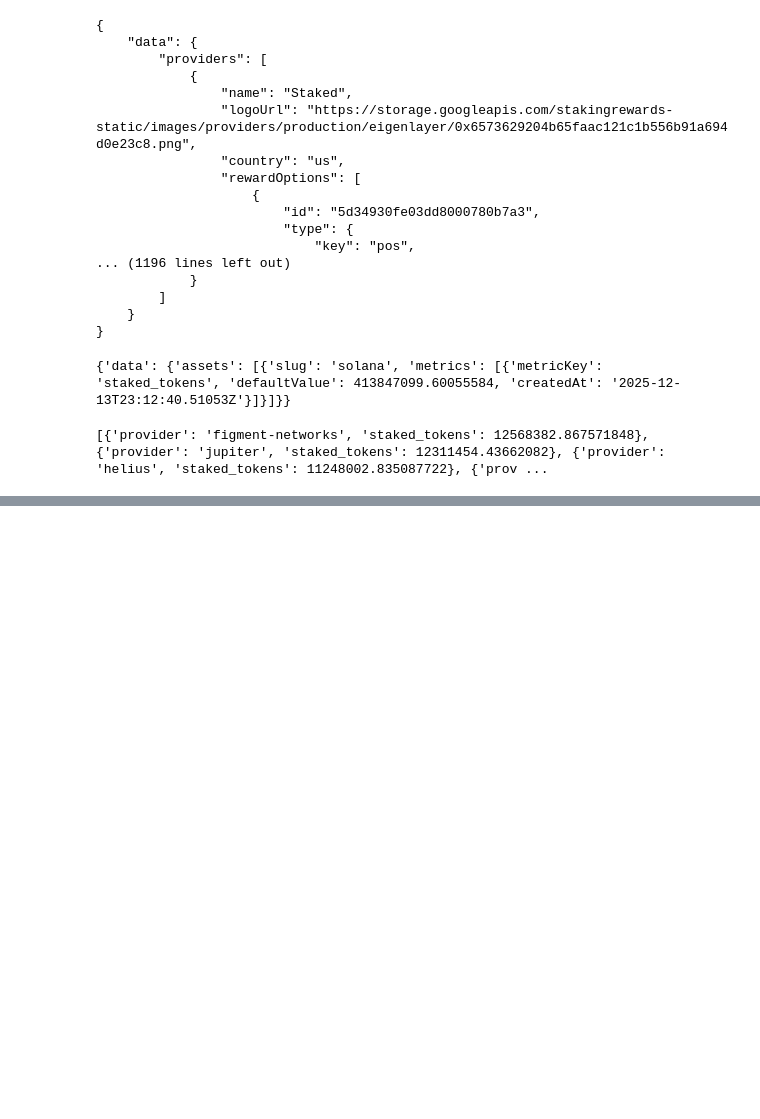
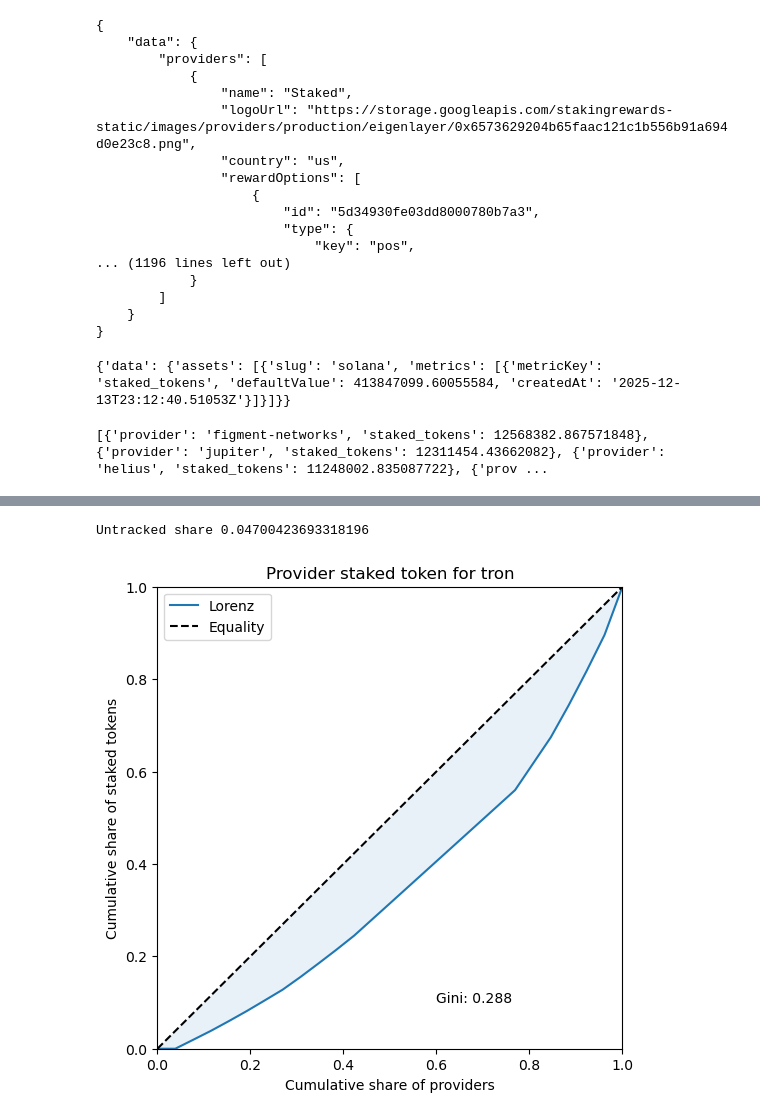
Before and after one commit to schwmi/StakingProviderConcentrationAnalysis, a Jupyter notebook: StakingRewardsExperiments.ipynb, the cells around one changed output, grey strips where cells are left out. Saved outputs shown, nothing was run; the diff lists cells and outputs as text; code cells hidden in the pictures; blank space fills up the shorter version.

```diff
--- a/StakingRewardsExperiments.ipynb
+++ b/StakingRewardsExperiments.ipynb
@@ -683,0 +799,6 @@ Phantom 307428.559350523 6.35 0.0007428554160395283
+# %%
+# TRON
+create_distribution("tron")
+# %% [output]
+Untracked share 0.04700423693318196
+[figure, added]
```
Also changed, not shown: parts of 11 cells of this notebook, 2 other files.
